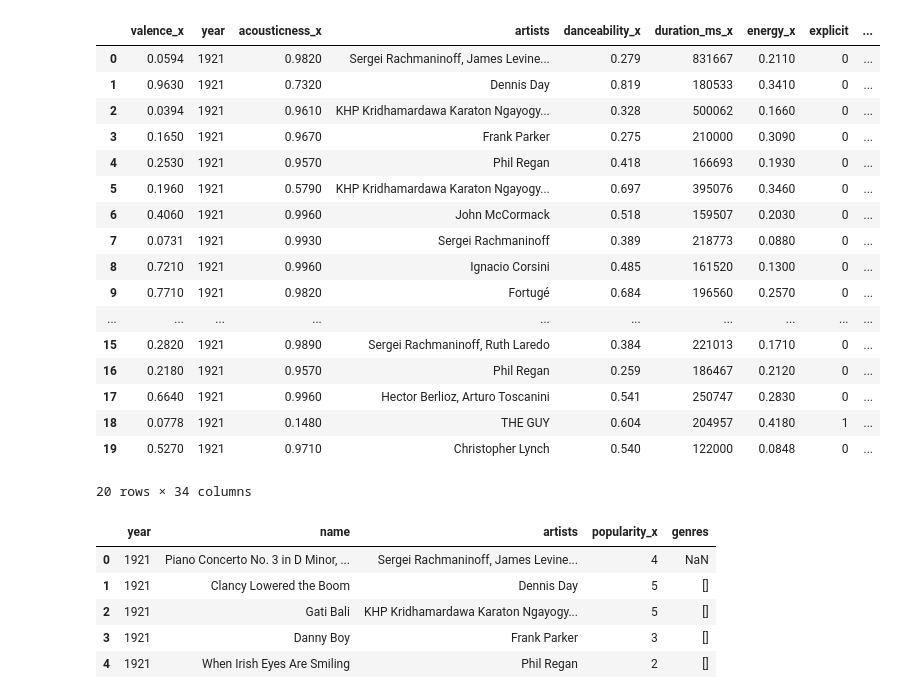
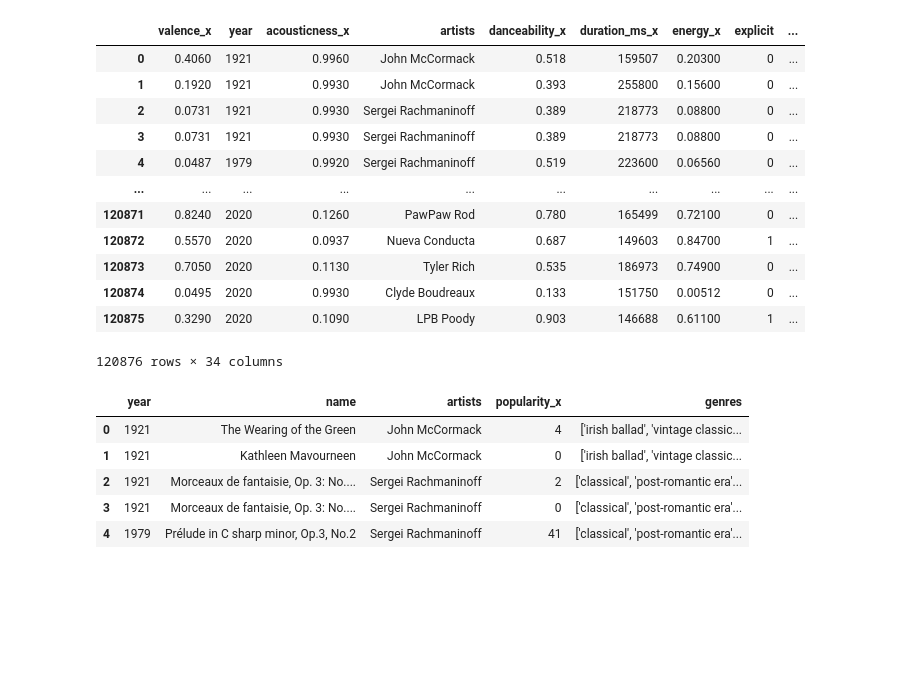
Before and after one commit to GND95/Project_1, a Jupyter notebook: genre.ipynb, the cells around one changed output. Saved outputs shown, nothing was run; the diff lists cells and outputs as text; code cells hidden in the pictures; blank space fills up the shorter version.

Commit message:
data cleaning on original data set. removing bad/empty values from the data sets. changing join type to an inner join to further reduce size of resulting data set.

```diff
--- a/genre.ipynb
+++ b/genre.ipynb
@@ -24,3 +24,10 @@ genre_df.loc[(genre_df["artists"] == "Louis Armstrong")]
 spec_chars = ["[","]",'"',"'"]
 for char in spec_chars:
     music_df['artists'] = music_df['artists'].str.replace(char, '')
+# %%
+#strip the leading and trailing whitespaces and remove the blank values from the genre data frame before the merge
+genre_df["genres"] = genre_df["genres"].str.strip().replace("[]", 'DROP') #rename the names of the rows I want to drop
+tracksToDropIndex = genre_df[genre_df["genres"] == "DROP"].index #get the row indexes of the rows to drop
+
+genre_df.drop(tracksToDropIndex, inplace = True) #drop these row indexes from data frame
+genre_df #display the cleaned data frame to ensure no blank genres
@@ -27,37 +48,31 @@ for char in spec_chars:
 # %%
-merge_genre = music_df.merge(genre_df,on=["artists"],how = "left")
-merge_genre.head(20)
+merge_genre = music_df.merge(genre_df,on=["artists"],how = "inner")
+merge_genre
 # %% [output]
 |  | valence_x | year | acousticness_x | artists | danceability_x | duration_ms_x | energy_x | explicit | ... |
-| 0 | 0.0594 | 1921 | 0.9820 | Sergei Rachmaninoff, James Levine... | 0.279 | 831667 | 0.2110 | 0 | ... |
-| 1 | 0.9630 | 1921 | 0.7320 | Dennis Day | 0.819 | 180533 | 0.3410 | 0 | ... |
-| 2 | 0.0394 | 1921 | 0.9610 | KHP Kridhamardawa Karaton Ngayogy... | 0.328 | 500062 | 0.1660 | 0 | ... |
-| 3 | 0.1650 | 1921 | 0.9670 | Frank Parker | 0.275 | 210000 | 0.3090 | 0 | ... |
-| 4 | 0.2530 | 1921 | 0.9570 | Phil Regan | 0.418 | 166693 | 0.1930 | 0 | ... |
-| 5 | 0.1960 | 1921 | 0.5790 | KHP Kridhamardawa Karaton Ngayogy... | 0.697 | 395076 | 0.3460 | 0 | ... |
-| 6 | 0.4060 | 1921 | 0.9960 | John McCormack | 0.518 | 159507 | 0.2030 | 0 | ... |
-| 7 | 0.0731 | 1921 | 0.9930 | Sergei Rachmaninoff | 0.389 | 218773 | 0.0880 | 0 | ... |
-| 8 | 0.7210 | 1921 | 0.9960 | Ignacio Corsini | 0.485 | 161520 | 0.1300 | 0 | ... |
-| 9 | 0.7710 | 1921 | 0.9820 | Fortugé | 0.684 | 196560 | 0.2570 | 0 | ... |
+| 0 | 0.4060 | 1921 | 0.9960 | John McCormack | 0.518 | 159507 | 0.20300 | 0 | ... |
+| 1 | 0.1920 | 1921 | 0.9930 | John McCormack | 0.393 | 255800 | 0.15600 | 0 | ... |
+| 2 | 0.0731 | 1921 | 0.9930 | Sergei Rachmaninoff | 0.389 | 218773 | 0.08800 | 0 | ... |
+| 3 | 0.0731 | 1921 | 0.9930 | Sergei Rachmaninoff | 0.389 | 218773 | 0.08800 | 0 | ... |
+| 4 | 0.0487 | 1979 | 0.9920 | Sergei Rachmaninoff | 0.519 | 223600 | 0.06560 | 0 | ... |
 | ... | ... | ... | ... | ... | ... | ... | ... | ... | ... |
-| 15 | 0.2820 | 1921 | 0.9890 | Sergei Rachmaninoff, Ruth Laredo | 0.384 | 221013 | 0.1710 | 0 | ... |
-| 16 | 0.2180 | 1921 | 0.9570 | Phil Regan | 0.259 | 186467 | 0.2120 | 0 | ... |
-| 17 | 0.6640 | 1921 | 0.9960 | Hector Berlioz, Arturo Toscanini | 0.541 | 250747 | 0.2830 | 0 | ... |
-| 18 | 0.0778 | 1921 | 0.1480 | THE GUY | 0.604 | 204957 | 0.4180 | 1 | ... |
-| 19 | 0.5270 | 1921 | 0.9710 | Christopher Lynch | 0.540 | 122000 | 0.0848 | 0 | ... |
+| 120871 | 0.8240 | 2020 | 0.1260 | PawPaw Rod | 0.780 | 165499 | 0.72100 | 0 | ... |
+| 120872 | 0.5570 | 2020 | 0.0937 | Nueva Conducta | 0.687 | 149603 | 0.84700 | 1 | ... |
+| 120873 | 0.7050 | 2020 | 0.1130 | Tyler Rich | 0.535 | 186973 | 0.74900 | 0 | ... |
+| 120874 | 0.0495 | 2020 | 0.9930 | Clyde Boudreaux | 0.133 | 151750 | 0.00512 | 0 | ... |
+| 120875 | 0.3290 | 2020 | 0.1090 | LPB Poody | 0.903 | 146688 | 0.61100 | 1 | ... |
-20 rows × 34 columns
+120876 rows × 34 columns
 # %%
 # Create dataframe with only necesary columns
 year_df = merge_genre[["year","name","artists","popularity_x","genres"]]
+year_df.head()
+# %% [output]
+|  | year | name | artists | popularity_x | genres |
+| 0 | 1921 | The Wearing of the Green | John McCormack | 4 | ['irish ballad', 'vintage classic... |
+| 1 | 1921 | Kathleen Mavourneen | John McCormack | 0 | ['irish ballad', 'vintage classic... |
+| 2 | 1921 | Morceaux de fantaisie, Op. 3: No.... | Sergei Rachmaninoff | 2 | ['classical', 'post-romantic era'... |
+| 3 | 1921 | Morceaux de fantaisie, Op. 3: No.... | Sergei Rachmaninoff | 0 | ['classical', 'post-romantic era'... |
+| 4 | 1979 | Prélude in C sharp minor, Op.3, No.2 | Sergei Rachmaninoff | 41 | ['classical', 'post-romantic era'... |
-# %%
-year_df.head()
-# %% [output]
-|  | year | name | artists | popularity_x | genres |
-| 0 | 1921 | Piano Concerto No. 3 in D Minor, ... | Sergei Rachmaninoff, James Levine... | 4 | NaN |
-| 1 | 1921 | Clancy Lowered the Boom | Dennis Day | 5 | [] |
-| 2 | 1921 | Gati Bali | KHP Kridhamardawa Karaton Ngayogy... | 5 | [] |
-| 3 | 1921 | Danny Boy | Frank Parker | 3 | [] |
-| 4 | 1921 | When Irish Eyes Are Smiling | Phil Regan | 2 | [] |
 # %%
 #group by & find the max
 # %%
```
Also changed, not shown: parts of 13 cells of this notebook.
